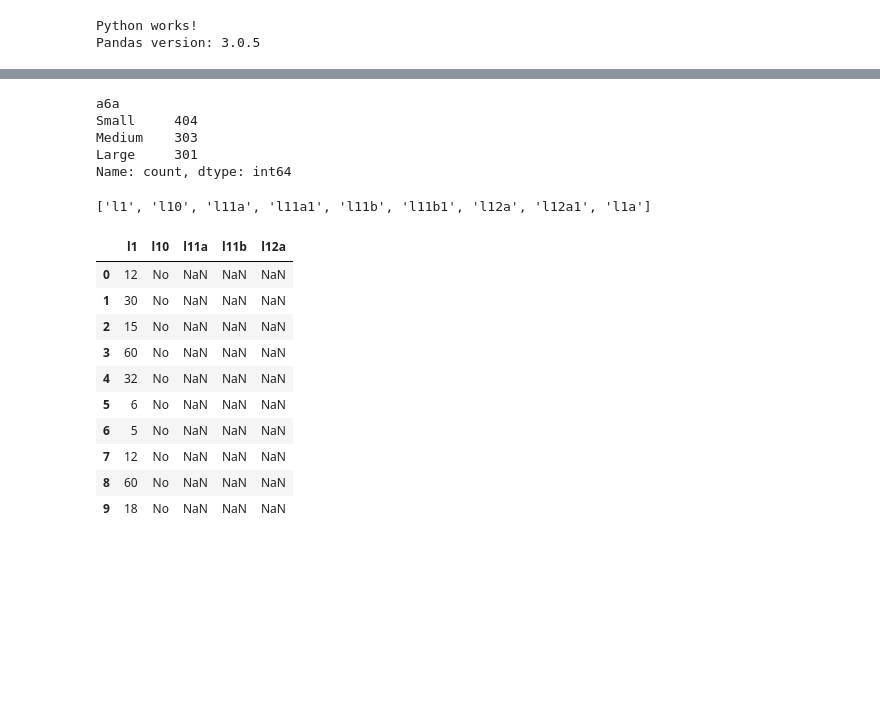
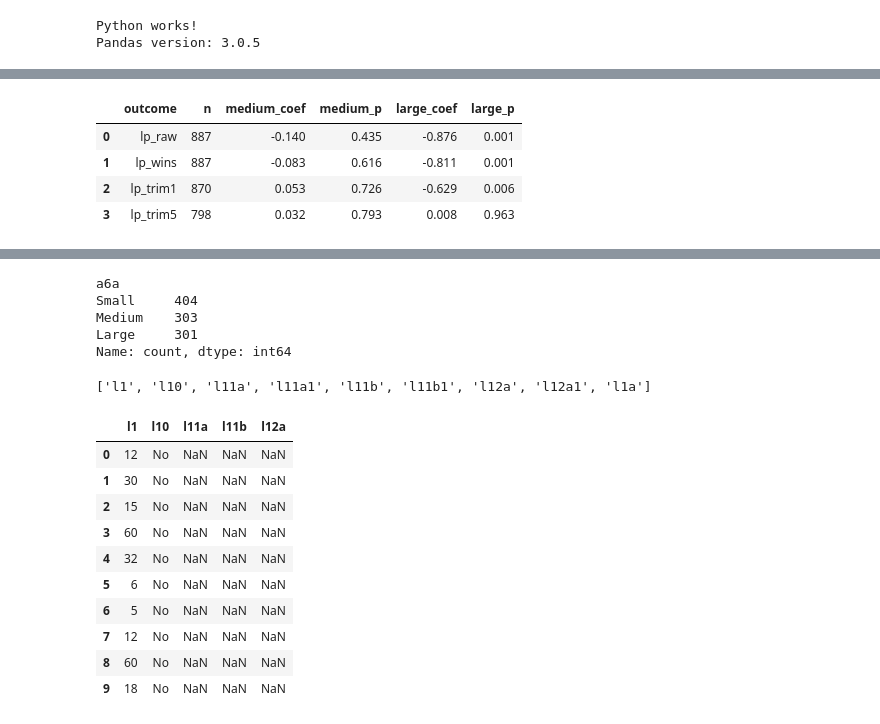
Before and after one commit to Oybibikhon/Bigger-Firms-Better-Productivity, a Jupyter notebook: notebooks/01_data_exploration.ipynb, the cells around one changed output, grey strips where cells are left out. Drawn from its saved outputs; the diff is of its cells as text; code cells hidden in the pictures; blank space fills up the shorter version.

```diff
--- a/notebooks/01_data_exploration.ipynb
+++ b/notebooks/01_data_exploration.ipynb
@@ -20,0 +106,47 @@ print(df.shape)
+# %%
+import statsmodels.formula.api as smf
+
+# Version 1: raw (no cleaning)
+df["lp_raw"] = df["log_productivity"]
+
+# Version 2: winsorized at 1%/99% (what you did before)
+lo, hi = df["productivity"].quantile([0.01, 0.99])
+df["lp_wins"] = np.log(df["productivity"].clip(lo, hi))
+
+# Versions 3 and 4: trimmed (extreme firms set to missing, i.e. dropped)
+def trim_log(series, lo_q, hi_q):
+    lo_v, hi_v = series.quantile(lo_q), series.quantile(hi_q)
+    return series.where((series >= lo_v) & (series <= hi_v))
+
+df["lp_trim1"] = trim_log(df["log_productivity"], 0.01, 0.99)
+df["lp_trim5"] = trim_log(df["log_productivity"], 0.05, 0.95)
+
+rhs = (
+    'C(firm_size, Treatment(reference="Small"))'
+    ' + firm_age + foreign_owned + exporter'
+    ' + C(stratificationsectorcode) + C(stratificationregioncode)'
+)
+k_med = 'C(firm_size, Treatment(reference="Small"))[T.Medium]'
+k_large = 'C(firm_size, Treatment(reference="Small"))[T.Large]'
+
+rows = []
+for name in ["lp_raw", "lp_wins", "lp_trim1", "lp_trim5"]:
+    d = df[[name, "firm_size", "firm_age", "foreign_owned", "exporter",
+            "stratificationsectorcode", "stratificationregioncode"]].dropna()
+    m = smf.ols(f"{name} ~ {rhs}", data=d).fit(cov_type="HC1")
+    rows.append({
+        "outcome": name,
+        "n": int(m.nobs),
+        "medium_coef": round(m.params[k_med], 3),
+        "medium_p": round(m.pvalues[k_med], 3),
+        "large_coef": round(m.params[k_large], 3),
+        "large_p": round(m.pvalues[k_large], 3),
+    })
+
+pd.DataFrame(rows)
+# %% [output]
+|  | outcome | n | medium_coef | medium_p | large_coef | large_p |
+| 0 | lp_raw | 887 | -0.140 | 0.435 | -0.876 | 0.001 |
+| 1 | lp_wins | 887 | -0.083 | 0.616 | -0.811 | 0.001 |
+| 2 | lp_trim1 | 870 | 0.053 | 0.726 | -0.629 | 0.006 |
+| 3 | lp_trim5 | 798 | 0.032 | 0.793 | 0.008 | 0.963 |
```
Also changed, not shown: parts of 62 cells of this notebook, 1 other file.
